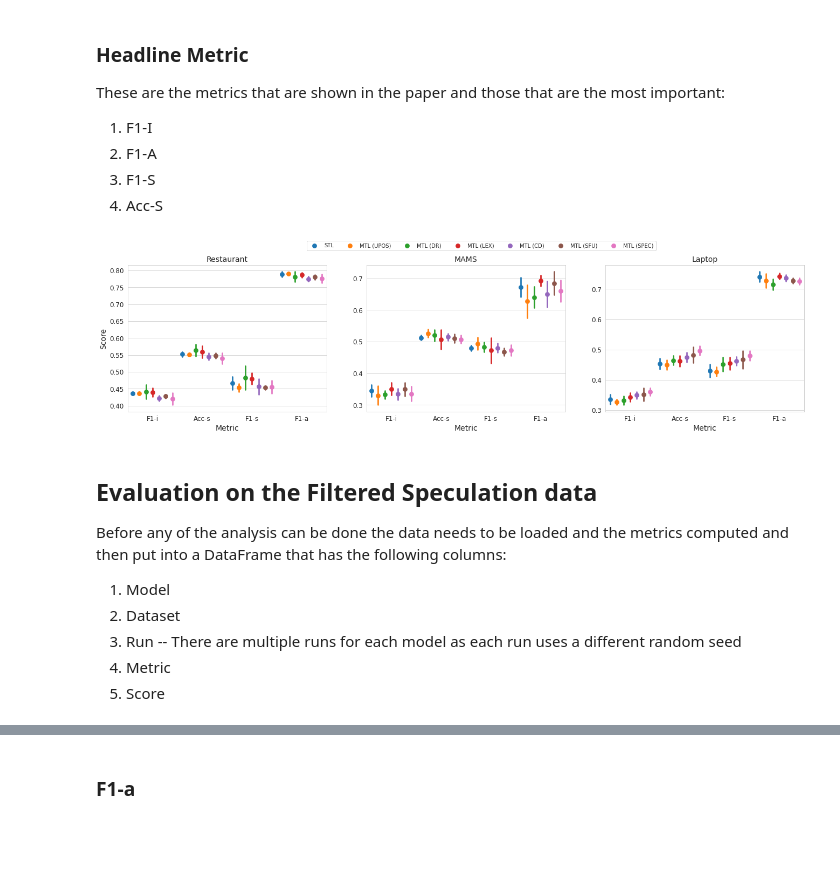
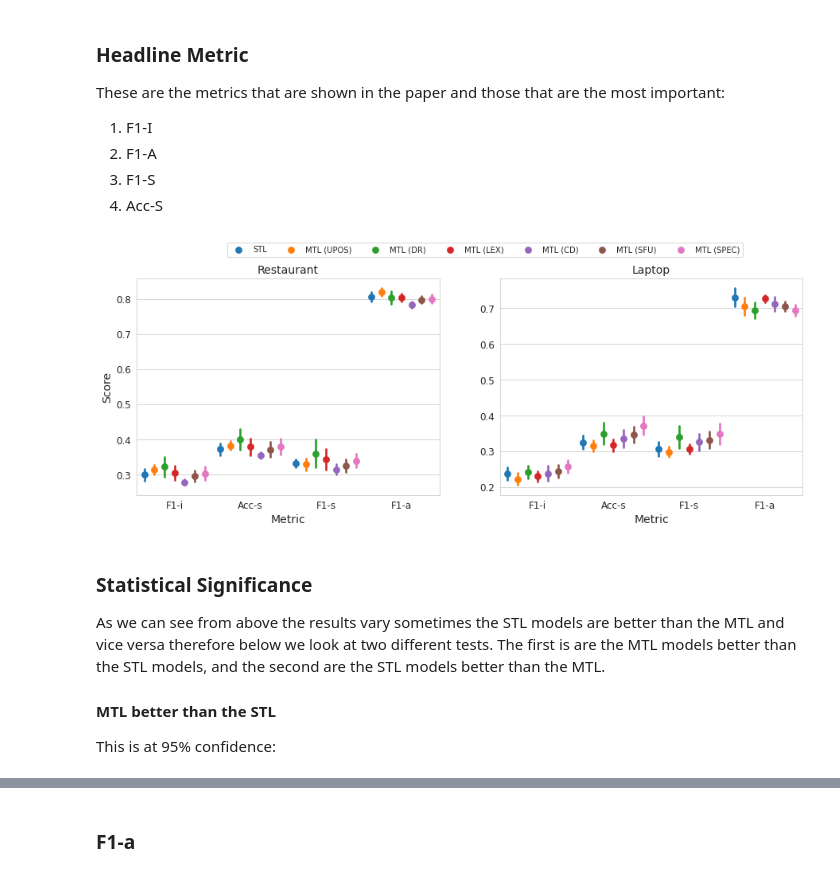
Before and after one commit to jerbarnes/multitask_negation_for_targeted_sentiment, a Jupyter notebook: notebooks/Speculation_Evaluation.ipynb, the cells around one changed output, grey strips where cells are left out. Cells and saved outputs as stored; diff of their text form; code cells hidden in the pictures; blank space fills up the shorter version.

```diff
--- a/notebooks/Speculation_Evaluation.ipynb
+++ b/notebooks/Speculation_Evaluation.ipynb
@@ -184,6 +309,6 @@ Before any of the analysis can be done the data needs to be loaded and the metri
 # %%
-speculation_results_df = pd.DataFrame(get_speculation_data(False))
-not_metric_cols = ['Model', 'Dataset', 'Run']
+speculation_results_df = pd.DataFrame(get_speculation_data(True, cwr=False))
+not_metric_cols = ['Model', 'Dataset', 'Run', 'CWR']
 metric_cols = [col_name for col_name in speculation_results_df.columns.tolist()
                if col_name not in not_metric_cols]
 speculation_results_df = pd.melt(speculation_results_df, id_vars=not_metric_cols,
@@ -259,15 +384,14 @@ These are the metrics that are shown in the paper and those that are the most im
 # %%
 headline_metric_order = ['F1-i','F1-a','F1-s', 'Acc-s']
 headline_results = speculation_results_df[speculation_results_df['Metric'].isin(headline_metric_order)]
-_ = create_triple_plot(headline_results)
+_ = create_twin_plot(headline_results)
 # %% [output]
-[figure, old version]
+[figure, new version]
-# %% [markdown]
-## Evaluation on the Filtered Speculation data
-
-Before any of the analysis can be done the data needs to be loaded and the metrics computed and then put into a DataFrame that has the following columns:
-1. Model
-2. Dataset
-3. Run -- There are multiple runs for each model as each run uses a different random seed
-4. Metric
-5. Score
+# %% [markdown]
+### Statistical Significance
+
+As we can see from above the results vary sometimes the STL models are better than the MTL and vice versa therefore below we look at two different tests. The first is are the MTL models better than the STL models, and the second are the STL models better than the MTL.
+
+#### MTL better than the STL
+
+This is at 95% confidence:
```
Also changed, not shown: parts of 39 cells of this notebook.
